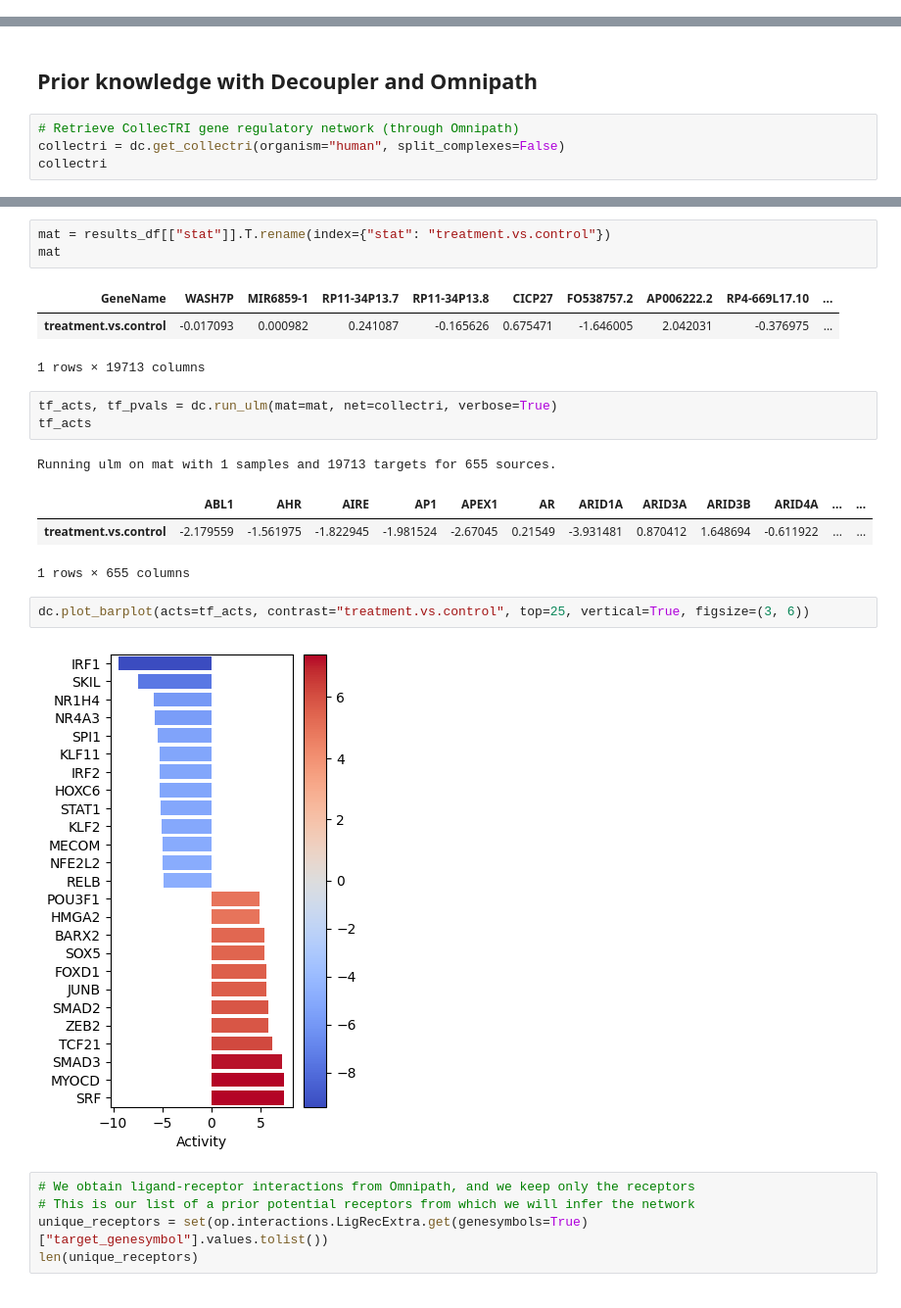
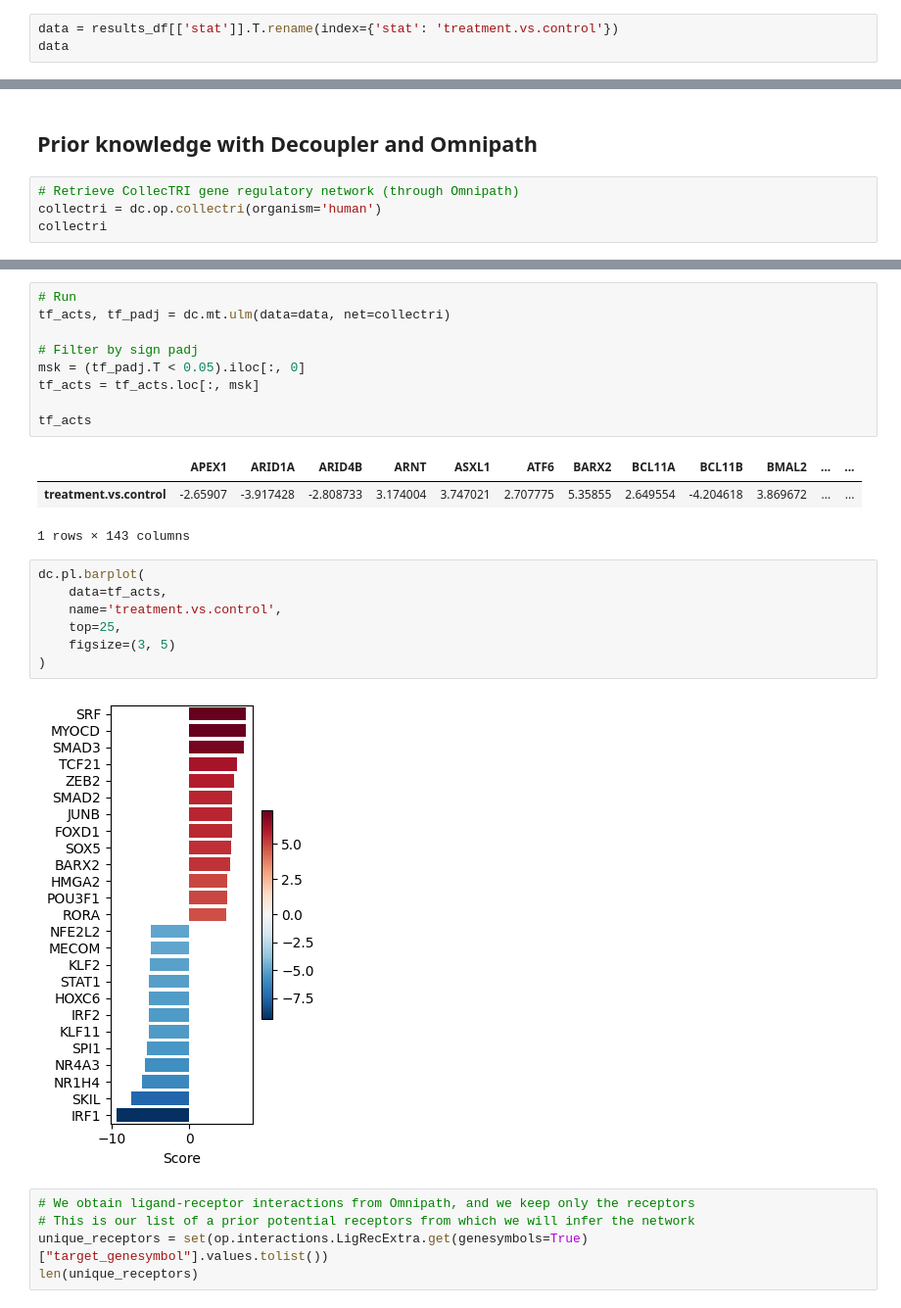
Before and after one commit to saezlab/corneto, a Jupyter notebook: docs/tutorials/single-sample-carnival-transcriptomics.ipynb, the cells around one changed output, grey strips where cells are left out. Shown at 98% size. Drawn from its saved outputs; the diff is of its cells as text.

Commit message:
docs: improve carnival single sample tutorial using decoupler v2

```diff
--- a/docs/tutorials/single-sample-carnival-transcriptomics.ipynb
+++ b/docs/tutorials/single-sample-carnival-transcriptomics.ipynb
@@ -183,0 +145,3 @@ results_df
+# %%
+data = results_df[['stat']].T.rename(index={'stat': 'treatment.vs.control'})
+data
@@ -185,6 +153,6 @@ results_df
 ## Prior knowledge with Decoupler and Omnipath
 # %%
 # Retrieve CollecTRI gene regulatory network (through Omnipath)
-collectri = dc.get_collectri(organism="human", split_complexes=False)
+collectri = dc.op.collectri(organism='human')
 collectri
 # %% [output]
@@ -204,22 +172,25 @@ collectri
 # %%
-mat = results_df[["stat"]].T.rename(index={"stat": "treatment.vs.control"})
-mat
+# Run
+tf_acts, tf_padj = dc.mt.ulm(data=data, net=collectri)
+
+# Filter by sign padj
+msk = (tf_padj.T < 0.05).iloc[:, 0]
+tf_acts = tf_acts.loc[:, msk]
+
+tf_acts
 # %% [output]
-| GeneName | WASH7P | MIR6859-1 | RP11-34P13.7 | RP11-34P13.8 | CICP27 | FO538757.2 | AP006222.2 | RP4-669L17.10 | ... |
-| treatment.vs.control | -0.017093 | 0.000982 | 0.241087 | -0.165626 | 0.675471 | -1.646005 | 2.042031 | -0.376975 | ... |
+|  | APEX1 | ARID1A | ARID4B | ARNT | ASXL1 | ATF6 | BARX2 | BCL11A | BCL11B | BMAL2 | ... | ... |
+| treatment.vs.control | -2.65907 | -3.917428 | -2.808733 | 3.174004 | 3.747021 | 2.707775 | 5.35855 | 2.649554 | -4.204618 | 3.869672 | ... | ... |
-1 rows × 19713 columns
+1 rows × 143 columns
-# %%
-tf_acts, tf_pvals = dc.run_ulm(mat=mat, net=collectri, verbose=True)
-tf_acts
-# %% [output]
-Running ulm on mat with 1 samples and 19713 targets for 655 sources.
-|  | ABL1 | AHR | AIRE | AP1 | APEX1 | AR | ARID1A | ARID3A | ARID3B | ARID4A | ... | ... |
-| treatment.vs.control | -2.179559 | -1.561975 | -1.822945 | -1.981524 | -2.67045 | 0.21549 | -3.931481 | 0.870412 | 1.648694 | -0.611922 | ... | ... |
-1 rows × 655 columns
 # %%
-dc.plot_barplot(acts=tf_acts, contrast="treatment.vs.control", top=25, vertical=True, figsize=(3, 6))
+dc.pl.barplot(
+    data=tf_acts,
+    name='treatment.vs.control',
+    top=25,
+    figsize=(3, 5)
+)
 # %% [output]
-[figure, old version]
+[figure, new version]
 # %%
 # We obtain ligand-receptor interactions from Omnipath, and we keep only the receptors
 # This is our list of a prior potential receptors from which we will infer the network
```
Also changed, not shown: parts of 52 cells of this notebook.
